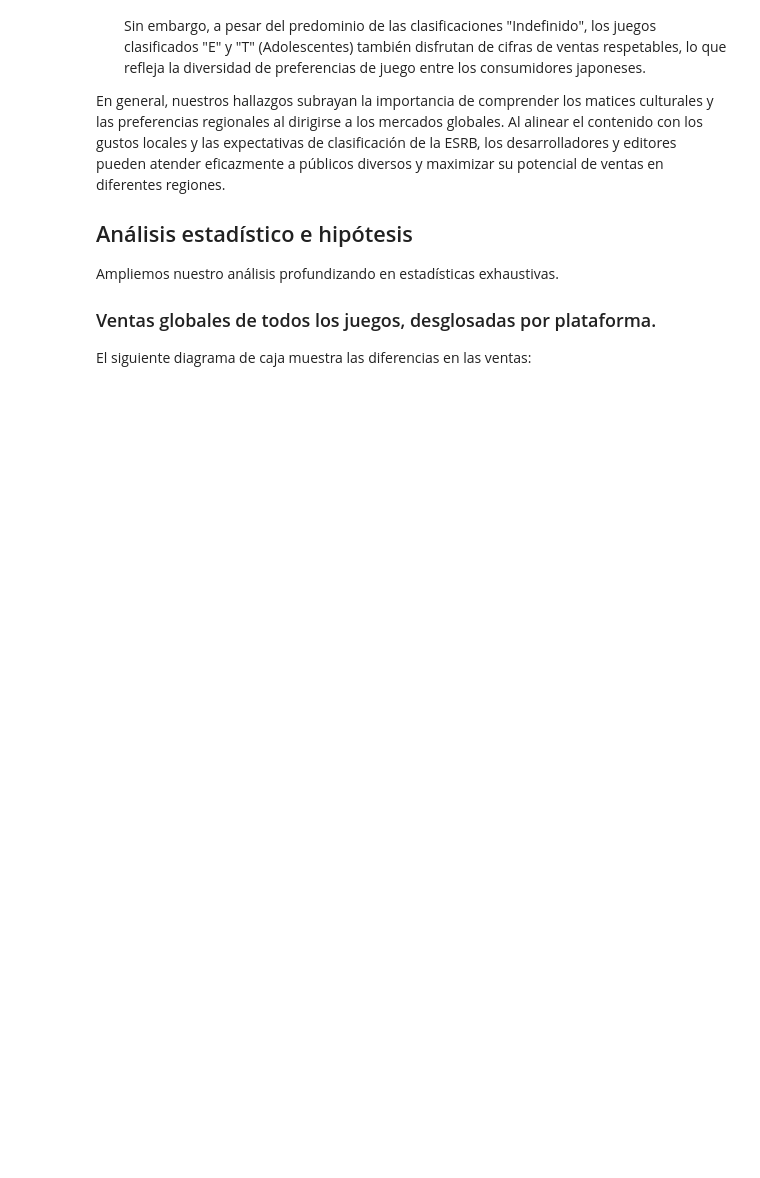
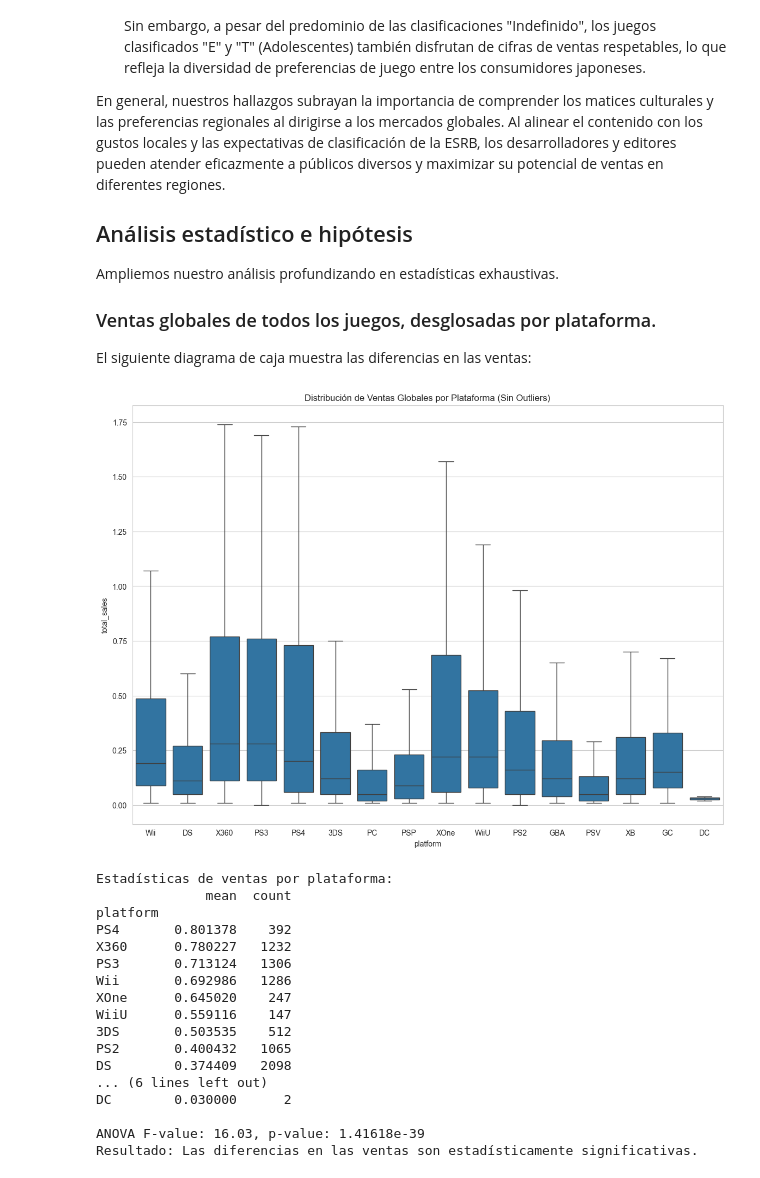
Before and after one commit to cruzdoscar/ice_store, a Jupyter notebook: EDA_videojuegos.ipynb, the cells around one changed output. Drawn from its saved outputs; the diff is of its cells as text; code cells hidden in the pictures; blank space fills up the shorter version.

```diff
--- a/EDA_videojuegos.ipynb
+++ b/EDA_videojuegos.ipynb
@@ -956,3 +957,60 @@ Ampliemos nuestro análisis profundizando en estadísticas exhaustivas.
 
 ### Ventas globales de todos los juegos, desglosadas por plataforma.
 El siguiente diagrama de caja muestra las diferencias en las ventas:
+# %%
+# Vamos a crear un diagrama de caja de las ventas globales por plataforma
+
+plt.figure(figsize=(14, 10))
+sns.boxplot(data=df_recent, x='platform', y='total_sales', showfliers=False) # showfliers=False oculta los valores atípicos para mejor visualización
+plt.title('Distribución de Ventas Globales por Plataforma (Sin Outliers)')
+plt.xticks(rotation=0)
+plt.show()
+
+# Ventas promedio por plataforma
+
+platform_stats = df_recent.groupby('platform')['total_sales'].agg(['mean', 'count']).sort_values(by='mean', ascending=False)
+print("Estadísticas de ventas por plataforma:")
+print(platform_stats)
+
+# Preparación de datos y Prueba ANOVA
+# Filtramos plataformas con n > 10 usando el resumen anterior
+
+valid_platforms = platform_stats[platform_stats['count'] > 10].index
+
+# Creamos la lista de grupos para ANOVA de forma eficiente
+
+sales_groups = [df_recent.query("platform == @p")['total_sales'] for p in valid_platforms]
+
+
+# Realizamos ANOVA
+
+f_val, p_val = stats.f_oneway(*sales_groups)
+
+print(f"\nANOVA F-value: {f_val:.2f}, p-value: {p_val:.5e}")
+
+# Interpretación:
+
+alpha = 0.05
+if p_val < alpha:
+    print("Resultado: Las diferencias en las ventas son estadísticamente significativas.")
+else:
+    print("Resultado: No hay evidencia suficiente para decir que las ventas varían por plataforma.")
+# %% [output]
+[figure, added]
+Estadísticas de ventas por plataforma:
+              mean  count
+platform
+PS4       0.801378    392
+X360      0.780227   1232
+PS3       0.713124   1306
+Wii       0.692986   1286
+XOne      0.645020    247
+WiiU      0.559116    147
+3DS       0.503535    512
+PS2       0.400432   1065
+DS        0.374409   2098
+... (6 lines left out)
+DC        0.030000      2
+
+ANOVA F-value: 16.03, p-value: 1.41618e-39
+Resultado: Las diferencias en las ventas son estadísticamente significativas.
```
Also changed, not shown: parts of 10 cells of this notebook.
